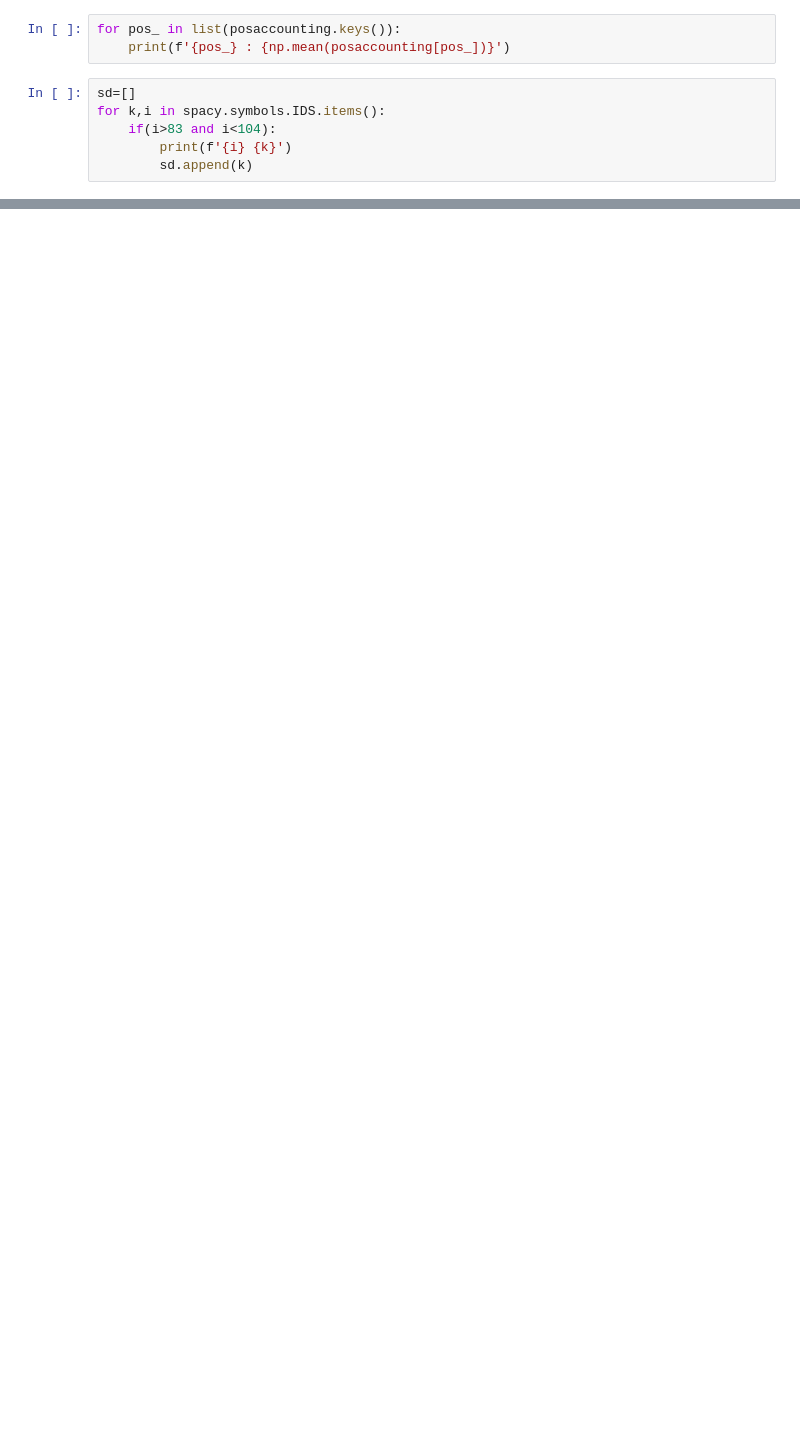
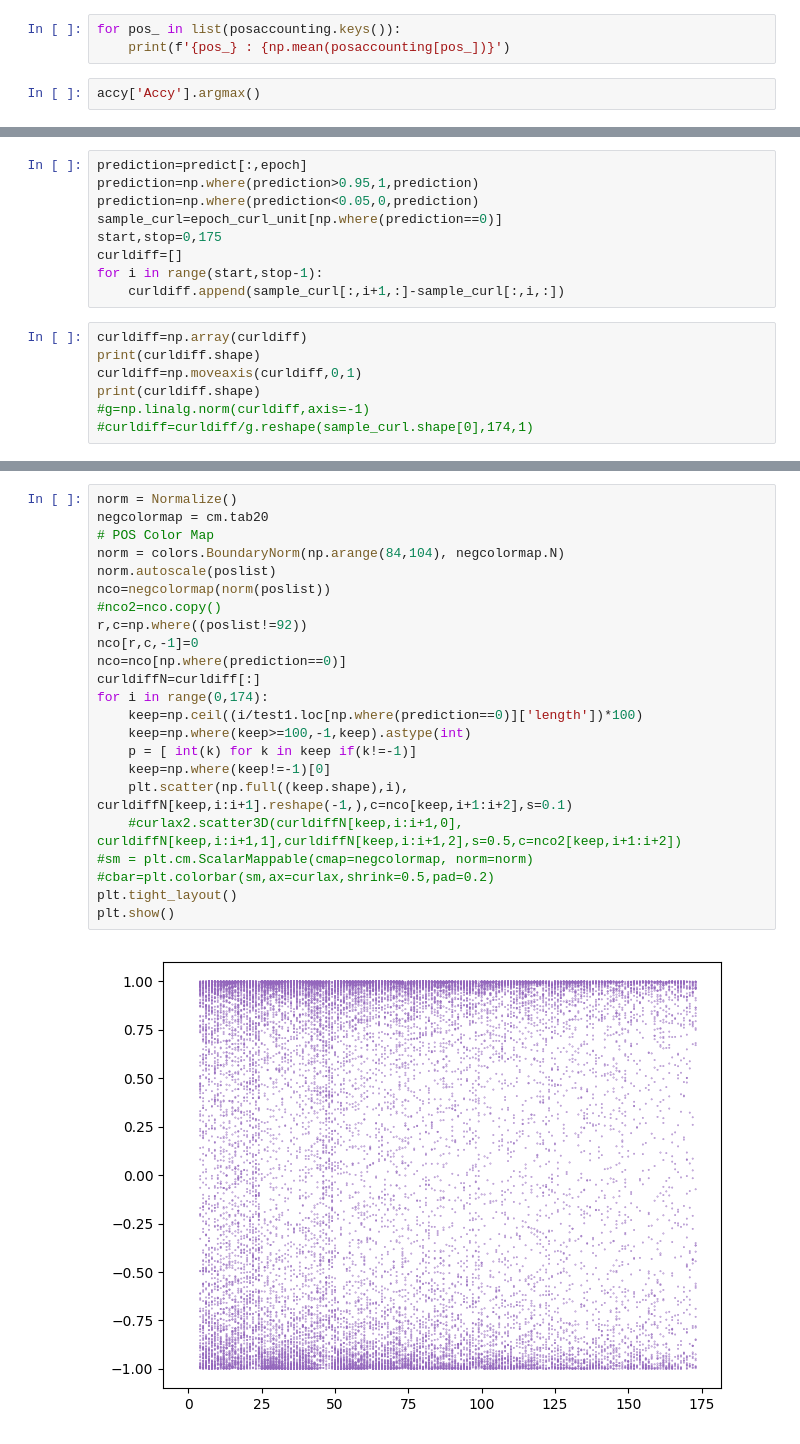
Before and after one commit to tik65536/unitartucs-thesis-tokenMerge, a Jupyter notebook: coding/LSTMOutput_visualization_BaseCase.ipynb, the cells around one changed output, grey strips where cells are left out. Cells and saved outputs as stored; diff of their text form; blank space fills up the shorter version.

```diff
--- a/coding/LSTMOutput_visualization_BaseCase.ipynb
+++ b/coding/LSTMOutput_visualization_BaseCase.ipynb
@@ -264,8 +332,4 @@ with open('./posaccounting_negTextFreq.plk','wb') as f:
 for pos_ in list(posaccounting.keys()):
     print(f'{pos_} : {np.mean(posaccounting[pos_])}')
 # %%
-sd=[]
-for k,i in spacy.symbols.IDS.items():
-    if(i>83 and i<104):
-        print(f'{i} {k}')
-        sd.append(k)
+accy['Accy'].argmax()
@@ -305,0 +347,16 @@ Name: 545, dtype: object
+# %%
+prediction=predict[:,epoch]
+prediction=np.where(prediction>0.95,1,prediction)
+prediction=np.where(prediction<0.05,0,prediction)
+sample_curl=epoch_curl_unit[np.where(prediction==0)]
+start,stop=0,175
+curldiff=[]
+for i in range(start,stop-1):
+    curldiff.append(sample_curl[:,i+1,:]-sample_curl[:,i,:])
+# %%
+curldiff=np.array(curldiff)
+print(curldiff.shape)
+curldiff=np.moveaxis(curldiff,0,1)
+print(curldiff.shape)
+#g=np.linalg.norm(curldiff,axis=-1)
+#curldiff=curldiff/g.reshape(sample_curl.shape[0],174,1)
@@ -305,0 +399,25 @@ Name: 545, dtype: object
+# %%
+norm = Normalize()
+negcolormap = cm.tab20
+# POS Color Map
+norm = colors.BoundaryNorm(np.arange(84,104), negcolormap.N)
+norm.autoscale(poslist)
+nco=negcolormap(norm(poslist))
+#nco2=nco.copy()
+r,c=np.where((poslist!=92))
+nco[r,c,-1]=0
+nco=nco[np.where(prediction==0)]
+curldiffN=curldiff[:]
+for i in range(0,174):
+    keep=np.ceil((i/test1.loc[np.where(prediction==0)]['length'])*100)
+    keep=np.where(keep>=100,-1,keep).astype(int)
+    p = [ int(k) for k in keep if(k!=-1)]
+    keep=np.where(keep!=-1)[0]
+    plt.scatter(np.full((keep.shape),i), curldiffN[keep,i:i+1].reshape(-1,),c=nco[keep,i+1:i+2],s=0.1)
+    #curlax2.scatter3D(curldiffN[keep,i:i+1,0], curldiffN[keep,i:i+1,1],curldiffN[keep,i:i+1,2],s=0.5,c=nco2[keep,i+1:i+2])
+#sm = plt.cm.ScalarMappable(cmap=negcolormap, norm=norm)
+#cbar=plt.colorbar(sm,ax=curlax,shrink=0.5,pad=0.2)
+plt.tight_layout()
+plt.show()
+# %% [output]
+[figure, added]
```
Also changed, not shown: parts of 21 cells of this notebook, 6 other files.
